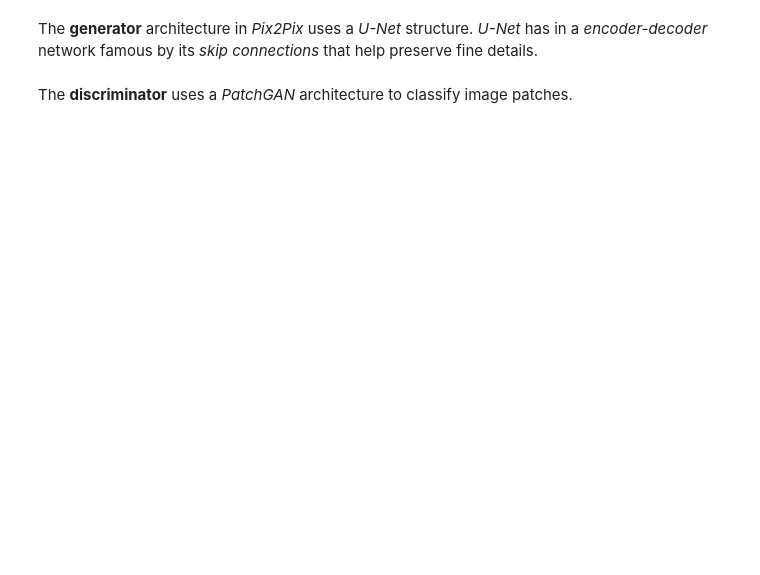
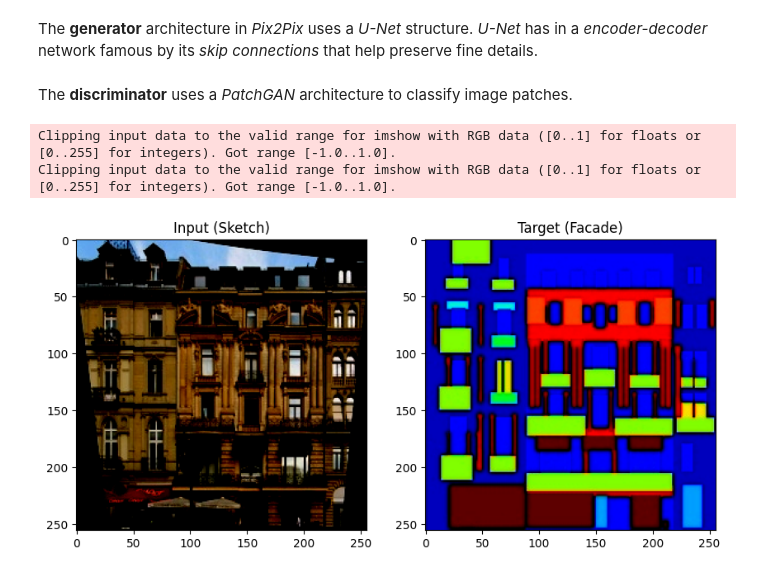
Before and after one commit to marcotuliopin/pix-2-pix-implementation, a Jupyter notebook: pix_2_pix.ipynb, the cells around one changed output. Drawn from its saved outputs; the diff is of its cells as text; code cells hidden in the pictures; blank space fills up the shorter version.

```diff
--- a/pix_2_pix.ipynb
+++ b/pix_2_pix.ipynb
@@ -157,3 +159,79 @@ class Discriminator(nn.Module):
     def forward(self, x, y):
         # The input image and the target image are concatenated along the channel dimension.
         return self.model(torch.cat([x, y], dim=1))
+# %%
+# Transformations for the images (normalize to [-1, 1])
+transform = transforms.Compose([
+    transforms.ToPILImage(),
+    transforms.Resize((256, 256)),  # Resize if needed
+    transforms.ToTensor(),
+    transforms.Normalize((0.5, 0.5, 0.5), (0.5, 0.5, 0.5))  # Normalize to [-1, 1]
+])
+
+class FacadesDataset(Dataset):
+    def __init__(self, root_dir, mode='train', transform=None):
+        self.root_dir = root_dir
+        self.transform = transform
+        self.mode = mode
+
+        # Based on the mode (train or test), choose the directories
+        self.train_A = os.listdir(os.path.join(root_dir, 'train/A'))
+        self.train_B = os.listdir(os.path.join(root_dir, 'train/B'))
+
+        if self.mode == 'train':
+            self.data_A = self.train_A
+            self.data_B = self.train_B
+        elif self.mode == 'test':
+            self.test_A = os.listdir(os.path.join(root_dir, 'test/A'))
+            self.test_B = os.listdir(os.path.join(root_dir, 'test/B'))
+            self.data_A = self.test_A
+            self.data_B = self.test_B
+        else:
+            raise ValueError("Mode should be either 'train' or 'test'")
+
+    def __len__(self):
+        return len(self.data_A)
+
+    def __getitem__(self, idx):
+        # Load the input and target images
+        A_path = os.path.join(self.root_dir, 'train/A' if self.mode == 'train' else 'test/A', self.data_A[idx])
+        B_path = os.path.join(self.root_dir, 'train/B' if self.mode == 'train' else 'test/B', self.data_B[idx])
+
+        A_img = imageio.imread(A_path)
+        B_img = imageio.imread(B_path)
+
+        if self.transform:
+            A_img = self.transform(A_img)
+            B_img = self.transform(B_img)
+
+        return A_img, B_img
+
+
+# Defining the root directory of the facades dataset
+root_dir = './facades/facades/'  # Adjust the path as needed
+
+# Create the dataset for training and testing
+train_dataset = FacadesDataset(root_dir=root_dir, mode='train', transform=transform)
+test_dataset = FacadesDataset(root_dir=root_dir, mode='test', transform=transform)
+
+# Create data loaders for train and test sets
+train_loader = DataLoader(train_dataset, batch_size=32, shuffle=True)
+test_loader = DataLoader(test_dataset, batch_size=32, shuffle=False)
+
+# Example of visualizing loaded images
+data_iter = iter(train_loader)
+images_A, images_B = next(data_iter)
+
+# Visualize the first image pair (input and target)
+plt.figure(figsize=(10, 5))
+plt.subplot(1, 2, 1)
+plt.imshow(images_A[0].cpu().numpy().transpose(1, 2, 0))
+plt.title('Input (Sketch)')
+plt.subplot(1, 2, 2)
+plt.imshow(images_B[0].cpu().numpy().transpose(1, 2, 0))
+plt.title('Target (Facade)')
+plt.show()
+# %% [output]
+Clipping input data to the valid range for imshow with RGB data ([0..1] for floats or [0..255] for integers). Got range [-1.0..1.0].
+Clipping input data to the valid range for imshow with RGB data ([0..1] for floats or [0..255] for integers). Got range [-1.0..1.0].
+[figure, added]
```
Also changed, not shown: parts of 6 cells of this notebook, 1 other file.
